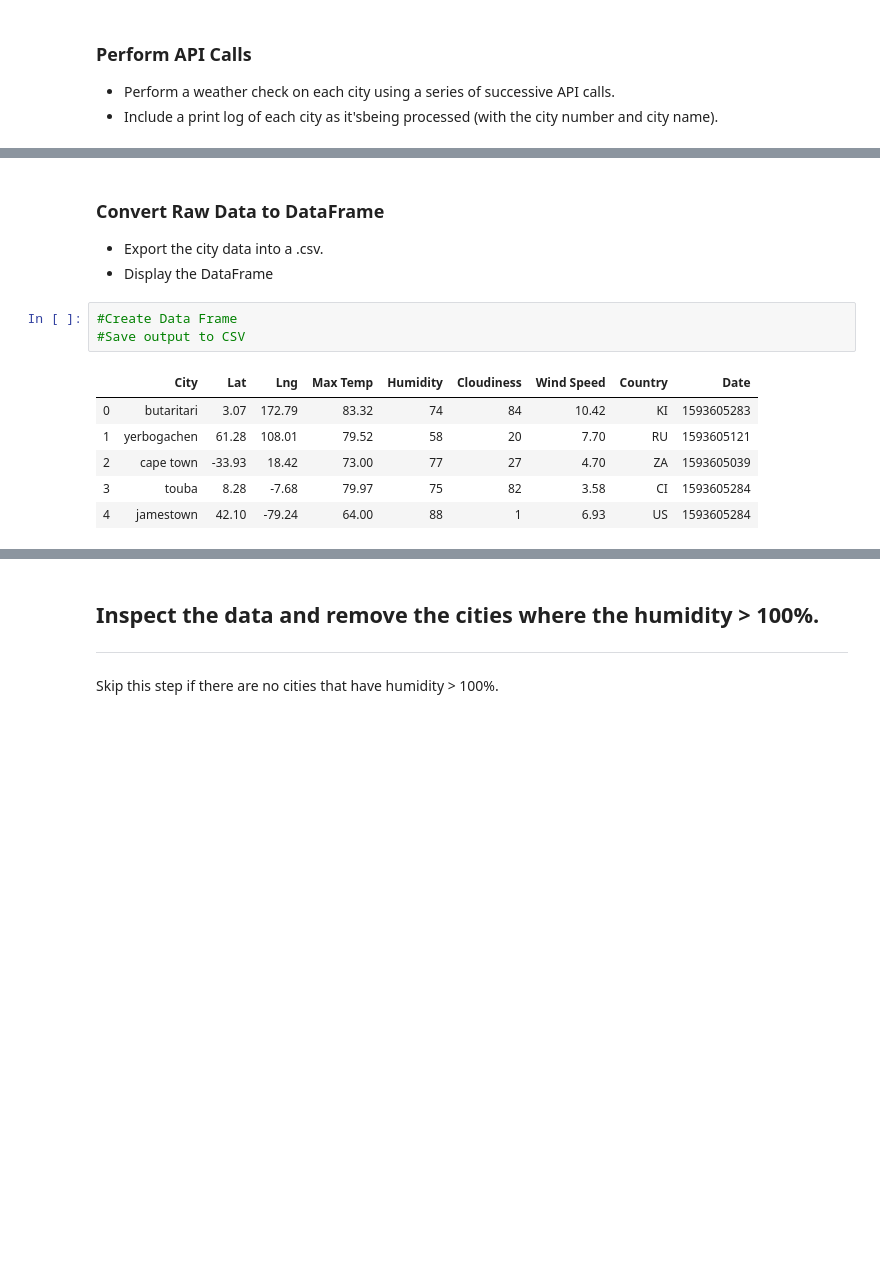
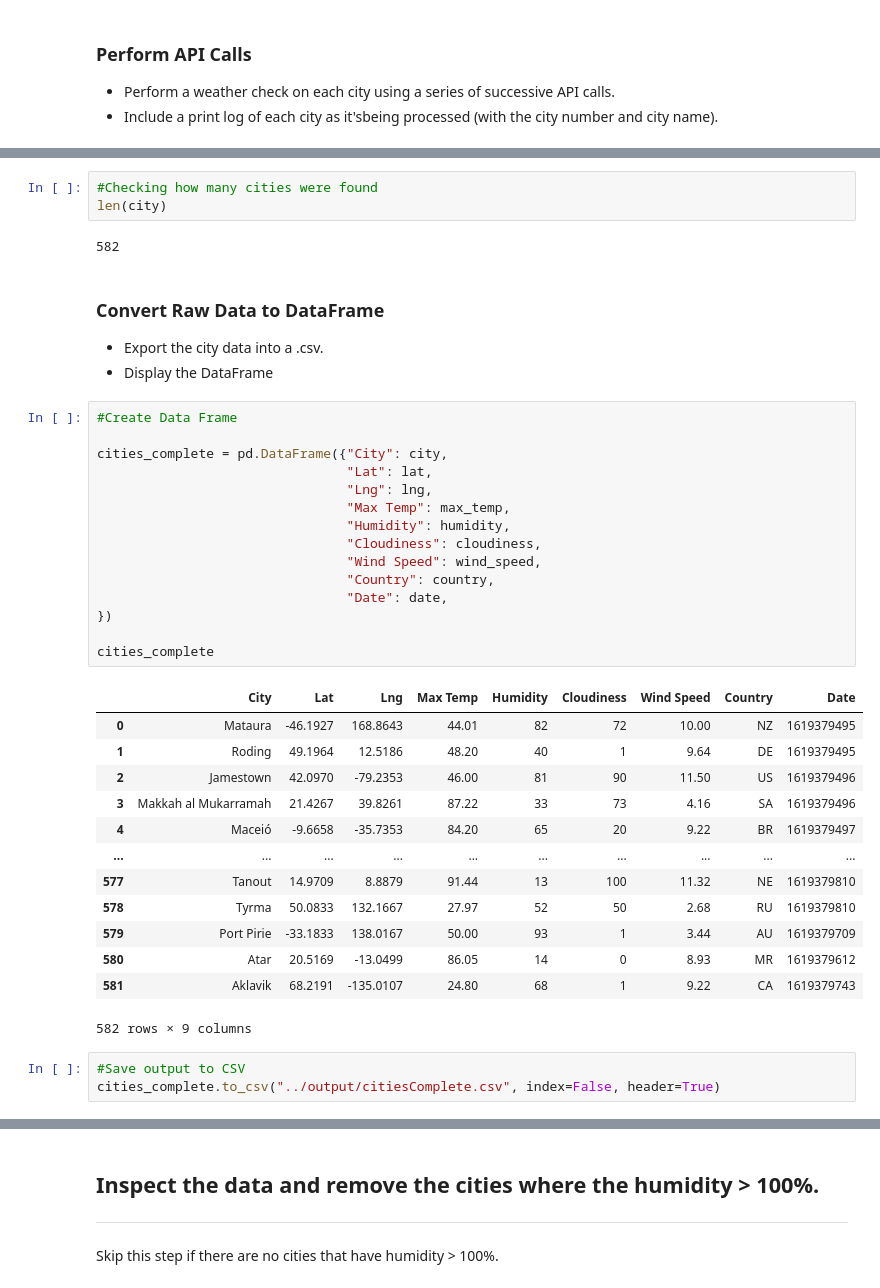
Before and after one commit to angieglass/python-api-challenge, a Jupyter notebook: WeatherPy/WeatherPy.ipynb, the cells around one changed output, grey strips where cells are left out. Drawn from its saved outputs; the diff is of its cells as text; blank space fills up the shorter version.

Commit message:
Api Request and DataFrame created

```diff
--- a/WeatherPy/WeatherPy.ipynb
+++ b/WeatherPy/WeatherPy.ipynb
@@ -146,14 +153,41 @@ Data Retrieval Complete
+# %%
+#Checking how many cities were found
+len(city)
+# %% [output]
+582
 # %% [markdown]
 ### Convert Raw Data to DataFrame
 * Export the city data into a .csv.
 * Display the DataFrame
+# %%
+#Create Data Frame
+
+cities_complete = pd.DataFrame({"City": city,
+                                "Lat": lat,
+                                "Lng": lng,
+                                "Max Temp": max_temp,
+                                "Humidity": humidity,
+                                "Cloudiness": cloudiness,
+                                "Wind Speed": wind_speed,
+                                "Country": country,
+                                "Date": date,
+})
+
+cities_complete
+# %% [output]
+|  | City | Lat | Lng | Max Temp | Humidity | Cloudiness | Wind Speed | Country | Date |
+| 0 | Mataura | -46.1927 | 168.8643 | 44.01 | 82 | 72 | 10.00 | NZ | 1619379495 |
+| 1 | Roding | 49.1964 | 12.5186 | 48.20 | 40 | 1 | 9.64 | DE | 1619379495 |
+| 2 | Jamestown | 42.0970 | -79.2353 | 46.00 | 81 | 90 | 11.50 | US | 1619379496 |
+| 3 | Makkah al Mukarramah | 21.4267 | 39.8261 | 87.22 | 33 | 73 | 4.16 | SA | 1619379496 |
+| 4 | Maceió | -9.6658 | -35.7353 | 84.20 | 65 | 20 | 9.22 | BR | 1619379497 |
+| ... | ... | ... | ... | ... | ... | ... | ... | ... | ... |
+| 577 | Tanout | 14.9709 | 8.8879 | 91.44 | 13 | 100 | 11.32 | NE | 1619379810 |
+| 578 | Tyrma | 50.0833 | 132.1667 | 27.97 | 52 | 50 | 2.68 | RU | 1619379810 |
+| 579 | Port Pirie | -33.1833 | 138.0167 | 50.00 | 93 | 1 | 3.44 | AU | 1619379709 |
+| 580 | Atar | 20.5169 | -13.0499 | 86.05 | 14 | 0 | 8.93 | MR | 1619379612 |
+| 581 | Aklavik | 68.2191 | -135.0107 | 24.80 | 68 | 1 | 9.22 | CA | 1619379743 |
+582 rows × 9 columns
 # %%
-#Create Data Frame
 #Save output to CSV
+cities_complete.to_csv("../output/citiesComplete.csv", index=False, header=True)
-# %% [output]
-|  | City | Lat | Lng | Max Temp | Humidity | Cloudiness | Wind Speed | Country | Date |
-| 0 | butaritari | 3.07 | 172.79 | 83.32 | 74 | 84 | 10.42 | KI | 1593605283 |
-| 1 | yerbogachen | 61.28 | 108.01 | 79.52 | 58 | 20 | 7.70 | RU | 1593605121 |
-| 2 | cape town | -33.93 | 18.42 | 73.00 | 77 | 27 | 4.70 | ZA | 1593605039 |
-| 3 | touba | 8.28 | -7.68 | 79.97 | 75 | 82 | 3.58 | CI | 1593605284 |
-| 4 | jamestown | 42.10 | -79.24 | 64.00 | 88 | 1 | 6.93 | US | 1593605284 |
```
Also changed, not shown: parts of 21 cells of this notebook, 1 other file.
